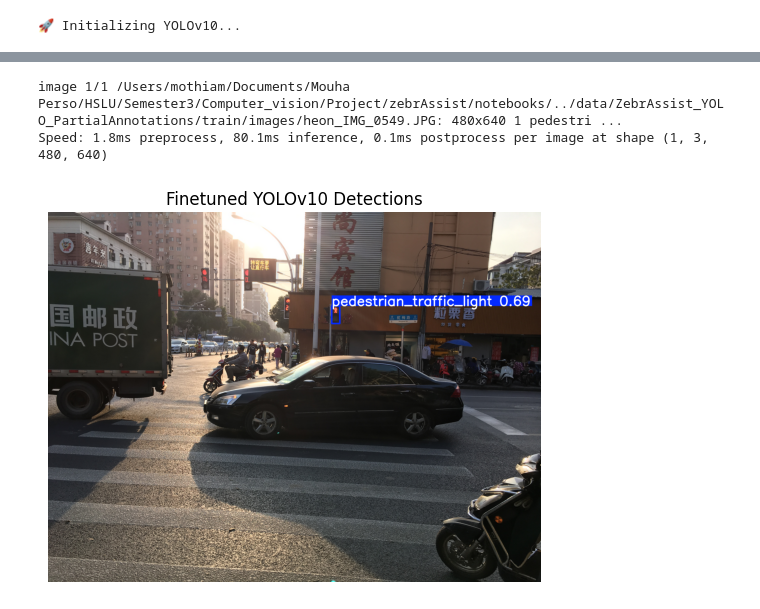
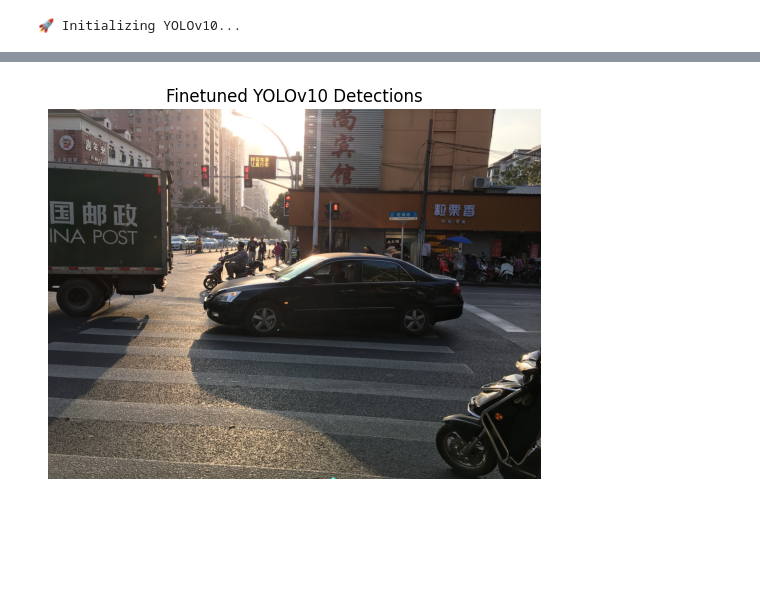
Before and after one commit to mansamoussa/zebrAssist, a Jupyter notebook: notebooks/1_Yolo_Pre_Finetuning.ipynb, the cells around one changed output, grey strips where cells are left out. Saved outputs shown, nothing was run; the diff lists cells and outputs as text; code cells hidden in the pictures; blank space fills up the shorter version.

```diff
--- a/notebooks/1_Yolo_Pre_Finetuning.ipynb
+++ b/notebooks/1_Yolo_Pre_Finetuning.ipynb
@@ -250,22 +261,26 @@ Last weights: runs/detect/zebraassist_15images/weights/last.pt
 # To display plots in notebook
 %matplotlib inline
 # %%
+from ultralytics import YOLO
+import cv2
+import matplotlib.pyplot as plt
+
+# Lade bestes Modell
 best_model_path = f'./runs/detect/{training_args["name"]}/weights/best.pt'
 best_model = YOLO(best_model_path)
-# Assume a test image path; adjust as needed
-test_img_path = '../data/ZebrAssist_YOLO_PartialAnnotations/train/images/heon_IMG_0549.JPG'
-results_test = best_model(test_img_path)
 
-# Visualize
+# Testbild-Pfad (korrekt nur EIN Pfad angeben!)
+test_img_path = '/content/drive/MyDrive/Computer_Vision_Project/data/ZebrAssist_YOLO_PartialAnnotations/train/images/heon_IMG_0549.JPG'
+
+
+# Visualisieren
 annotated = results_test[0].plot()
 plt.imshow(cv2.cvtColor(annotated, cv2.COLOR_BGR2RGB))
 plt.title('Finetuned YOLOv10 Detections')
 plt.axis('off')
 plt.show()
 # %% [output]
-image 1/1 /Users/mothiam/Documents/Mouha Perso/HSLU/Semester3/Computer_vision/Project/zebrAssist/notebooks/../data/ZebrAssist_YOLO_PartialAnnotations/train/images/heon_IMG_0549.JPG: 480x640 1 pedestri ...
-Speed: 1.8ms preprocess, 80.1ms inference, 0.1ms postprocess per image at shape (1, 3, 480, 640)
-[figure, old version]
+[figure, new version]
 # %%
 # =============================================================================
 # STEP 6: Validate and Test Model
```
Also changed, not shown: parts of 9 cells of this notebook.
